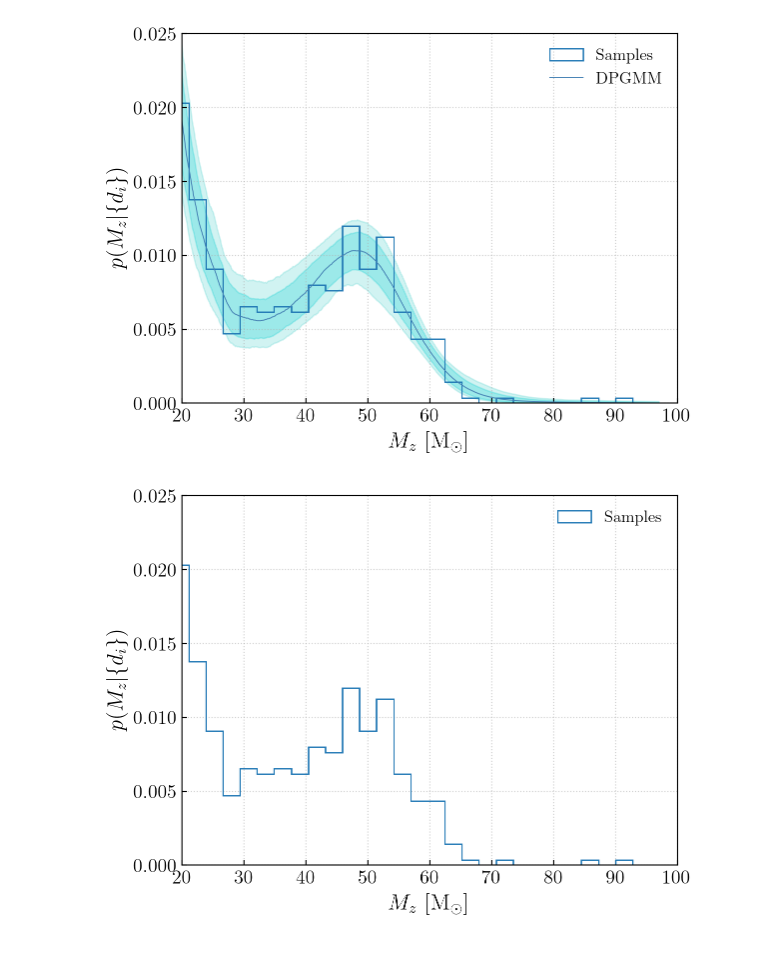
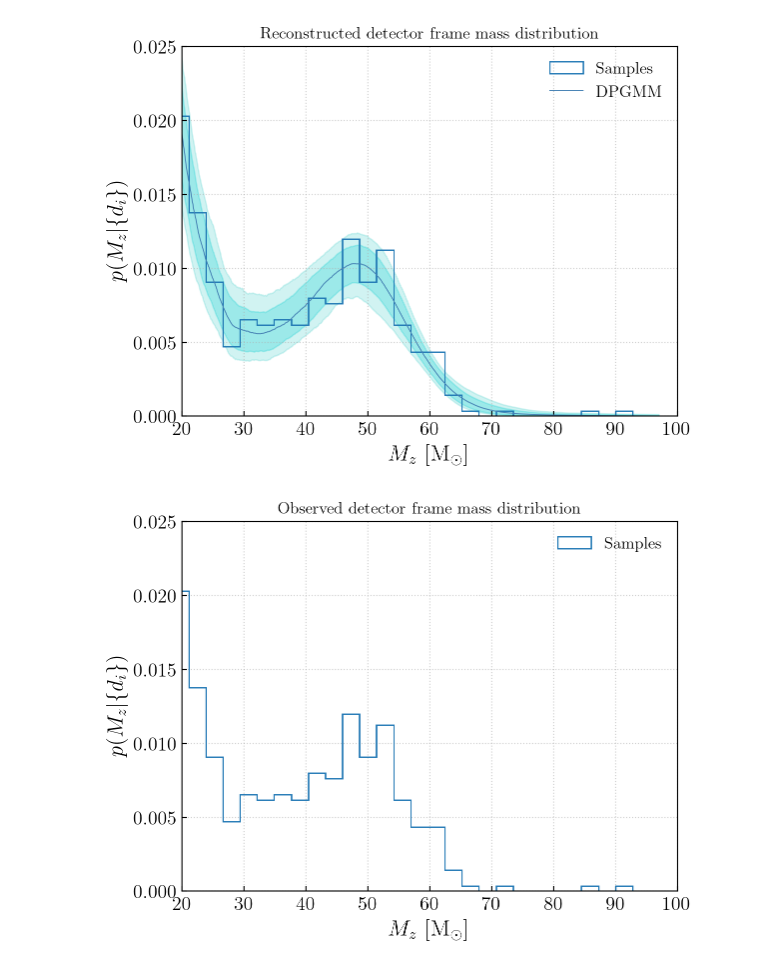
Before and after one commit to thomasckng/population_analysis, a Jupyter notebook: H0_test/realistic/reconstruct_det_pop.ipynb, the cells around one changed output. Cells and saved outputs as stored; diff of their text form; code cells hidden in the pictures.

```diff
--- a/H0_test/realistic/reconstruct_det_pop.ipynb
+++ b/H0_test/realistic/reconstruct_det_pop.ipynb
@@ -11,6 +11,13 @@ from figaro.load import save_density, load_density
 from tqdm import tqdm
 import matplotlib.pyplot as plt
 from numba import njit
+from figaro import plot_settings
+
+plt.rcParams.update({
+    "text.usetex": True,
+    "font.family": "serif",
+    "font.serif": ["Computer Modern Roman"],
+})
 # %%
 # Mass distribution
 @njit
@@ -74,18 +81,19 @@ draws_realistic = np.array([mix_realistic.density_from_samples(data_realistic) f
 np.save('samples.npy', data_realistic)
 save_density(draws_realistic)
 # %%
-# data_realistic = np.load('samples.npy')
-# draws_realistic = load_density("./density.pkl")
+data_realistic = np.load('samples.npy')
+draws_realistic = load_density("./density.pkl")
 # %%
 fig = plot_median_cr(draws_realistic, samples=data_realistic, save=True, show=False)
 fig.axes[0].set_xlabel('$M_z\ [\mathrm{M}_\odot]$')
 fig.axes[0].set_ylabel('$p(M_z|\{d_i\})$')
 fig.axes[0].set_xlim(20,100)
 fig.axes[0].set_ylim(0,0.025)
+fig.axes[0].set_title('Reconstructed detector frame mass distribution')
 fig.savefig('./observed_figaro.pdf', bbox_inches='tight')
 fig
 # %% [output]
-[figure, old version]
+[figure, new version]
 # %%
 fig, ax = plt.subplots()
 ax.hist(data_realistic, bins = int(np.sqrt(len(data_realistic))), histtype = 'step', density = True, label = '$\mathrm{Samples}$')
@@ -93,8 +101,9 @@ ax.set_xlabel('$M_z\ [\mathrm{M}_\odot]$')
 ax.set_ylabel('$p(M_z|\{d_i\})$')
 ax.set_xlim(20,100)
 ax.set_ylim(0,0.025)
+fig.axes[0].set_title('Observed detector frame mass distribution')
 ax.legend()
 fig.savefig('./observed_mass.pdf', bbox_inches='tight')
 fig.show()
 # %% [output]
-[figure, old version]
+[figure, new version]
```
Also changed, not shown: 1 other file.
